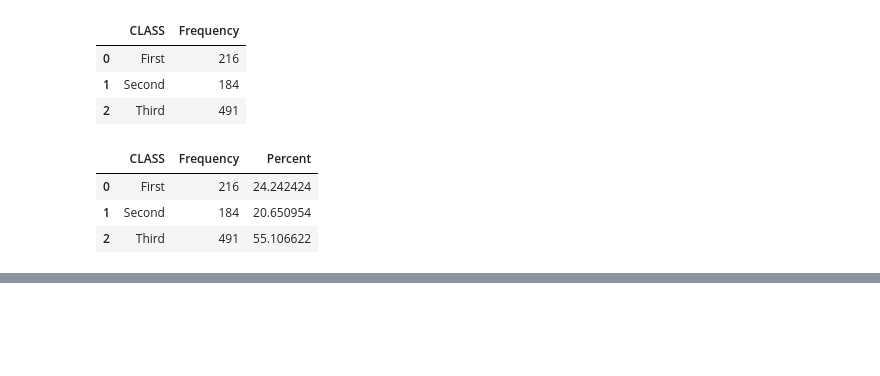
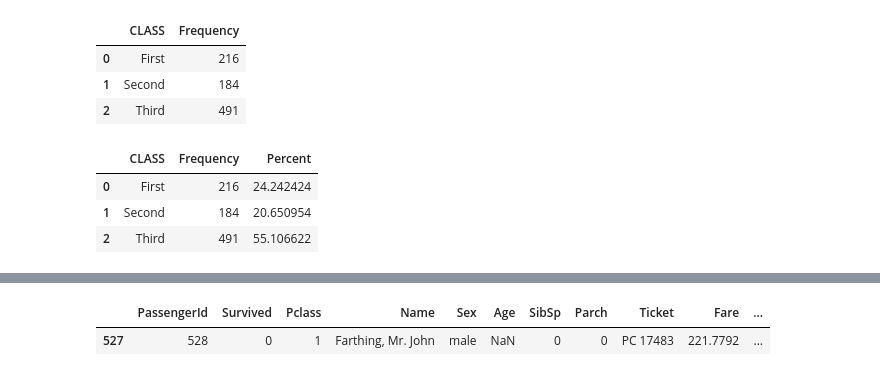
Before and after one commit to ReapersOne/AI, a Jupyter notebook: Semester 1/Titanic/Titanic.ipynb, the cells around one changed output, grey strips where cells are left out. Cells and saved outputs as stored; diff of their text form; code cells hidden in the pictures; blank space fills up the shorter version.

```diff
--- a/Semester 1/Titanic/Titanic.ipynb
+++ b/Semester 1/Titanic/Titanic.ipynb
@@ -220,0 +230,5 @@ freqTable.head()
+# %%
+df[df['PassengerId'] == 528]
+# %% [output]
+|  | PassengerId | Survived | Pclass | Name | Sex | Age | SibSp | Parch | Ticket | Fare | ... |
+| 527 | 528 | 0 | 1 | Farthing, Mr. John | male | NaN | 0 | 0 | PC 17483 | 221.7792 | ... |
```
Also changed, not shown: parts of 2 cells of this notebook, 4 other files.
